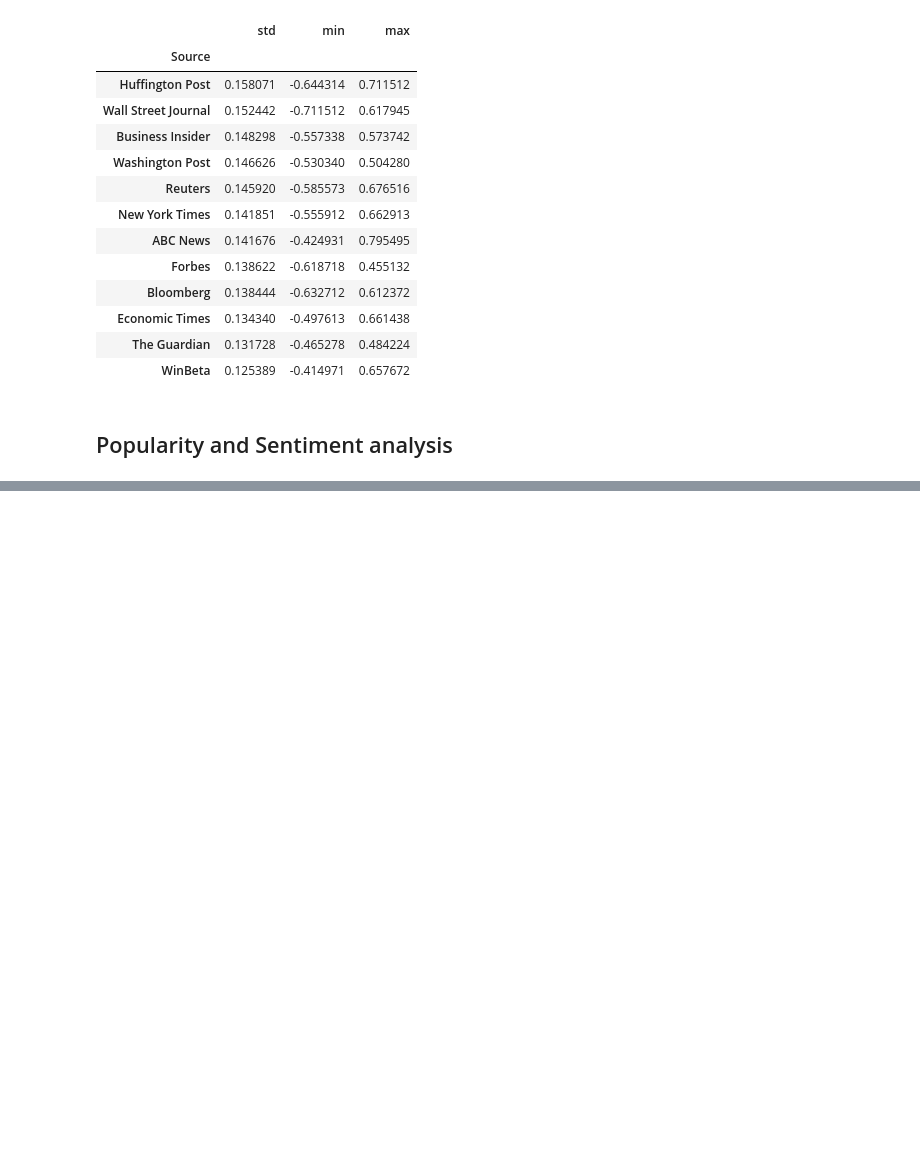
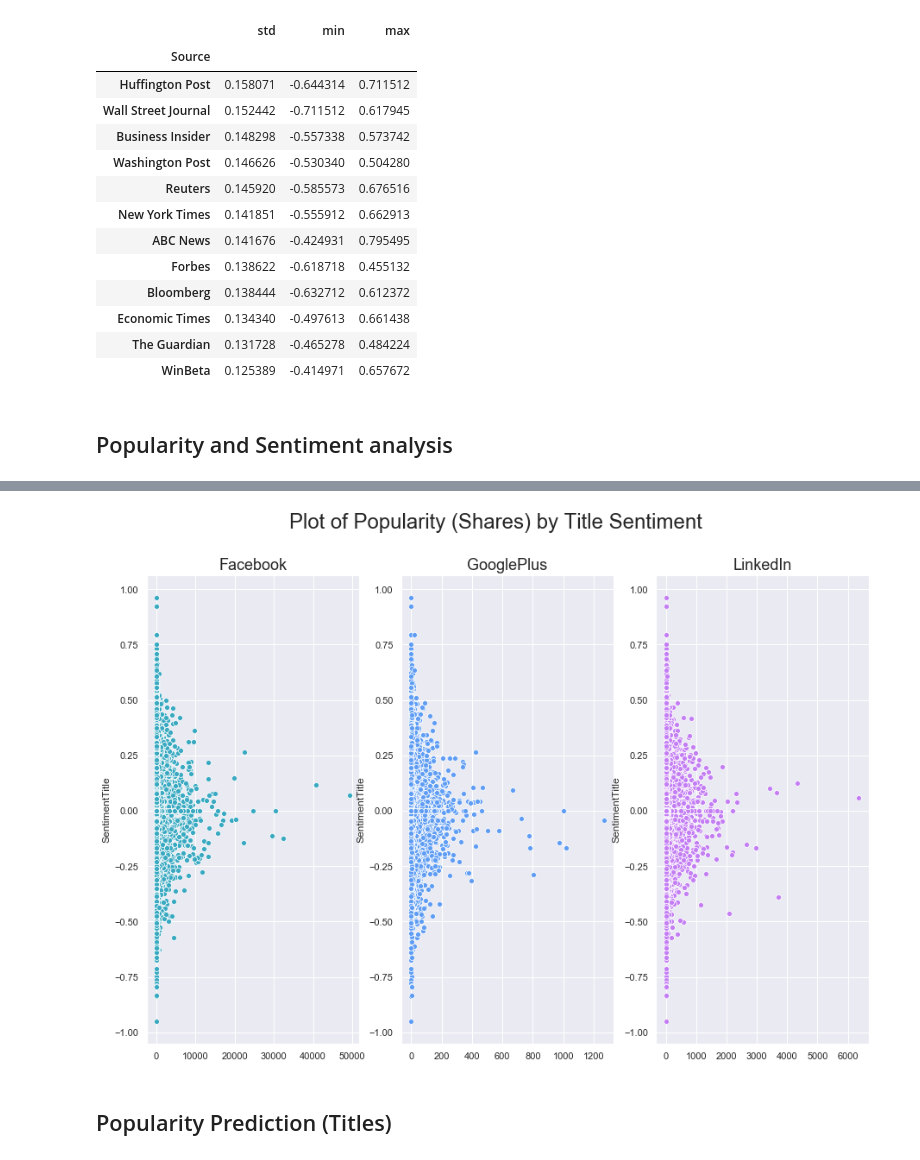
Before and after one commit to Iwilson25/Capstone, a Jupyter notebook: main_code.ipynb, the cells around one changed output, grey strips where cells are left out. Drawn from its saved outputs; the diff is of its cells as text; code cells hidden in the pictures; blank space fills up the shorter version.

```diff
--- a/main_code.ipynb
+++ b/main_code.ipynb
@@ -825,3 +813,22 @@ df.head()
 | 728 | 227.0 | Economy to improve though no chan... | New Delhi, Nov 8 (IANS) Majority ... | IANS via Yahoo Maktoob News | economy | 2015-11-08 05:48:00 | -0.082022 | 0.186968 | ... |
 | 729 | 307.0 | Microsoft scales back free online... | NEW YORK — Microsoft is getting s... | The Columbian | microsoft | 2015-11-08 06:54:00 | 0.106303 | -0.207333 | ... |
 | 730 | 207.0 | IDC predicts the emergence of ‘DX... | KUCHING: The global digital econo... | The Borneo Post | economy | 2015-11-08 08:34:00 | 0.000000 | 0.003189 | ... |
+# %%
+fig, ax = plt.subplots(1, 3, figsize=(15, 10))
+
+subplots = [a for a in ax]
+platforms = ['Facebook', 'GooglePlus', 'LinkedIn']
+colors = list(sns.husl_palette(10, h=.5)[1:4])
+
+for platform, subplot, color in zip(platforms, subplots, colors):
+    sns.scatterplot(x = df[platform], y = df['SentimentTitle'], ax=subplot, color=color)
+    subplot.set_title(platform, fontsize=18)
+    subplot.set_xlabel('')
+
+fig.suptitle('Plot of Popularity (Shares) by Title Sentiment', fontsize=24)
+
+plt.show()
+# %% [output]
+[figure, added]
+# %% [markdown]
+## Popularity Prediction (Titles)
```
Also changed, not shown: parts of 72 cells of this notebook.
